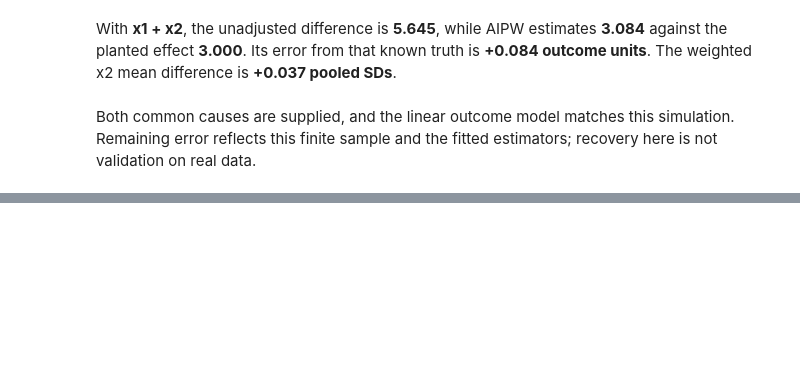
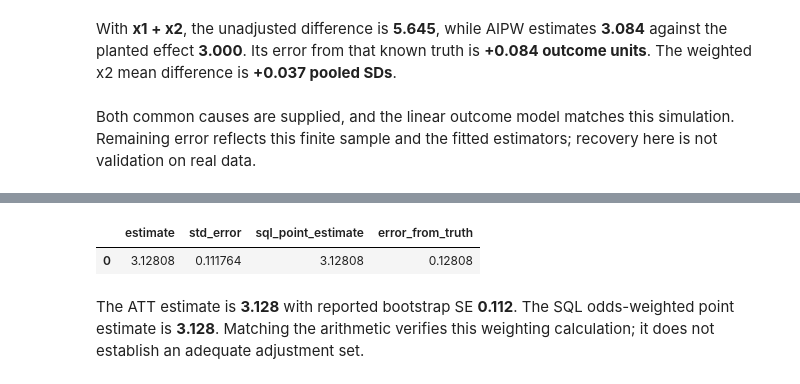
Before and after one commit to Query-farm/vgi-causal, a Jupyter notebook: notebooks/01_adjustment_needs_the_confounders.ipynb, the cells around one changed output, grey strips where cells are left out. Cells and saved outputs as stored; diff of their text form; code cells hidden in the pictures; blank space fills up the shorter version.

```diff
--- a/notebooks/01_adjustment_needs_the_confounders.ipynb
+++ b/notebooks/01_adjustment_needs_the_confounders.ipynb
@@ -293 +280,13 @@ Both common causes are supplied, and the linear outcome model matches this simul
+# %%
+display(att_result)
+a=att_result.iloc[0]
+assert len(att_result)==1 and abs(a.estimate-a.sql_point_estimate)<1e-8
+assert 0<=a.std_error<float("inf")
+prose(f"The ATT estimate is **{a.estimate:.3f}** with reported bootstrap SE **{a.std_error:.3f}**. "
+      f"The SQL odds-weighted point estimate is **{a.sql_point_estimate:.3f}**. "
+      "Matching the arithmetic verifies this weighting calculation; it does not establish an adequate adjustment set.")
+# %% [output]
+|  | estimate | std_error | sql_point_estimate | error_from_truth |
+| 0 | 3.12808 | 0.111764 | 3.12808 | 0.12808 |
+The ATT estimate is **3.128** with reported bootstrap SE **0.112**. The SQL odds-weighted point estimate is **3.128**. Matching the arithmetic verifies this weighting calculation; it does not establish an adequate adjustment set.
 # %% [markdown]
```
Also changed, not shown: parts of 24 cells of this notebook, 13 other files.
